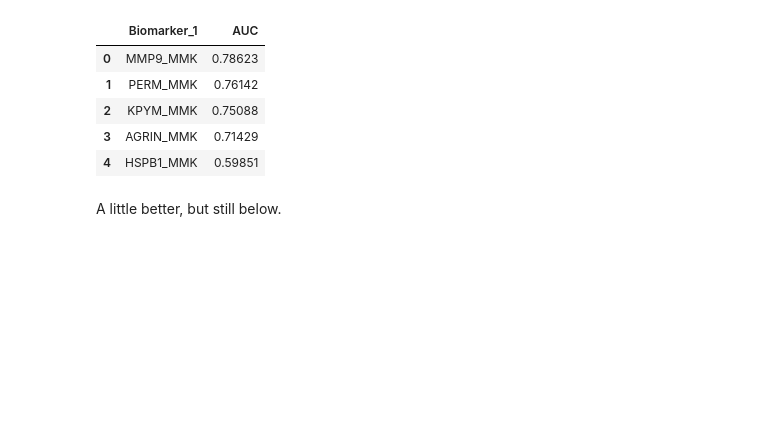
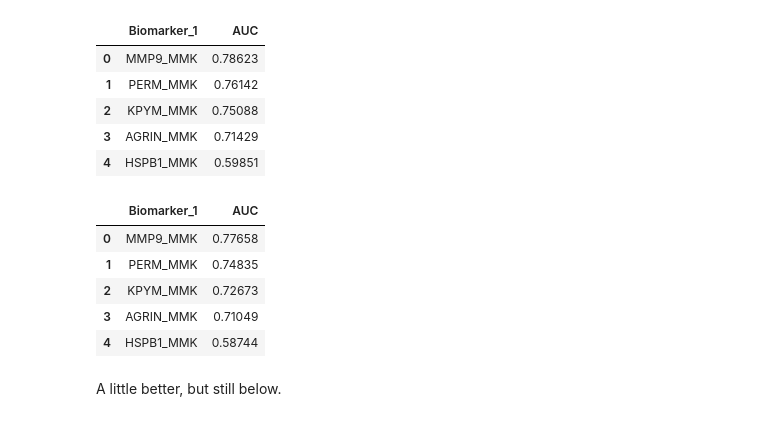
Before and after one commit to MiMARK-es/cohort-analysis, a Jupyter notebook: notebooks/240_mmk_2024_vs_ruo_2022.ipynb, the cells around one changed output. Drawn from its saved outputs; the diff is of its cells as text; code cells hidden in the pictures; blank space fills up the shorter version.

```diff
--- a/notebooks/240_mmk_2024_vs_ruo_2022.ipynb
+++ b/notebooks/240_mmk_2024_vs_ruo_2022.ipynb
@@ -426,6 +417,15 @@ pd.read_csv(RESULTS_PATH_tp_2022+'/normalized/max_1.csv', sep=',', header=0)[['B
 | 2 | KPYM_MMK | 0.75088 |
 | 3 | AGRIN_MMK | 0.71429 |
 | 4 | HSPB1_MMK | 0.59851 |
+# %%
+pd.read_csv(RESULTS_PATH_MMK+'/normalized/max_1.csv', sep=',', header=0)[['Biomarker_1','AUC']].head(n=10)
+# %% [output]
+|  | Biomarker_1 | AUC |
+| 0 | MMP9_MMK | 0.77658 |
+| 1 | PERM_MMK | 0.74835 |
+| 2 | KPYM_MMK | 0.72673 |
+| 3 | AGRIN_MMK | 0.71049 |
+| 4 | HSPB1_MMK | 0.58744 |
 # %% [markdown]
 A little better, but still below.
 # %% [markdown]
```
Also changed, not shown: parts of 1 cell of this notebook.
